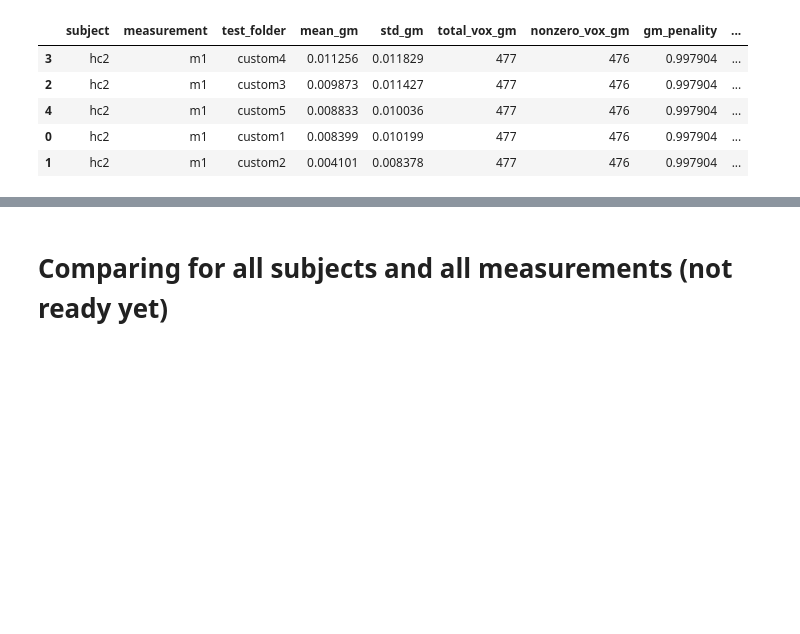
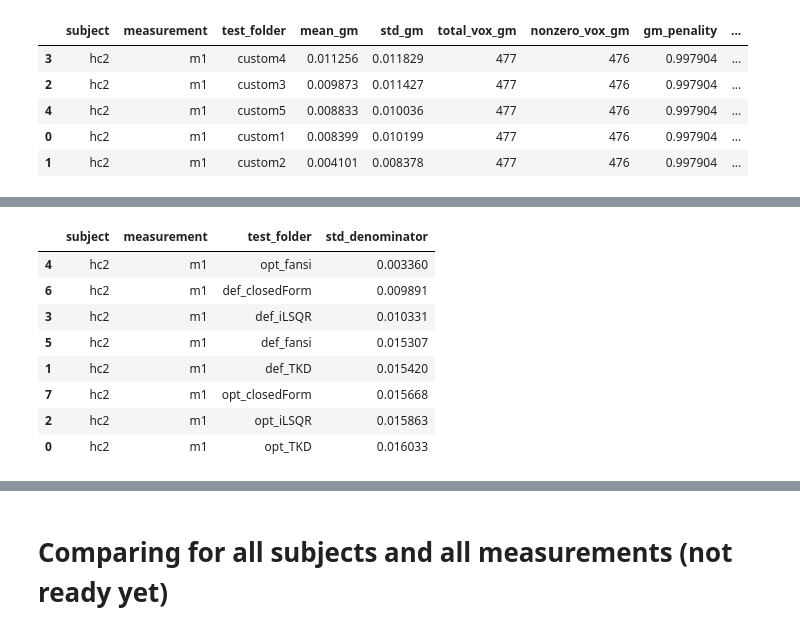
Before and after one commit to sriosq/Image-processing-strategies, a Jupyter notebook: qsm_testing/chi_mapping_metric_analysis.ipynb, the cells around one changed output, grey strips where cells are left out. Saved outputs shown, nothing was run; the diff lists cells and outputs as text; code cells hidden in the pictures; blank space fills up the shorter version.

```diff
--- a/qsm_testing/chi_mapping_metric_analysis.ipynb
+++ b/qsm_testing/chi_mapping_metric_analysis.ipynb
@@ -309 +214,14 @@ noise_sorted_sanity_check_df
+# %%
+noise_sorted_hc2_m1.head(10)
+noise_sorted_hc2_m1[['subject', 'measurement', 'test_folder', 'std_denominator']]
+# %% [output]
+|  | subject | measurement | test_folder | std_denominator |
+| 4 | hc2 | m1 | opt_fansi | 0.003360 |
+| 6 | hc2 | m1 | def_closedForm | 0.009891 |
+| 3 | hc2 | m1 | def_iLSQR | 0.010331 |
+| 5 | hc2 | m1 | def_fansi | 0.015307 |
+| 1 | hc2 | m1 | def_TKD | 0.015420 |
+| 7 | hc2 | m1 | opt_closedForm | 0.015668 |
+| 2 | hc2 | m1 | opt_iLSQR | 0.015863 |
+| 0 | hc2 | m1 | opt_TKD | 0.016033 |
 # %%
```
Also changed, not shown: parts of 21 cells of this notebook, 8 other files.
